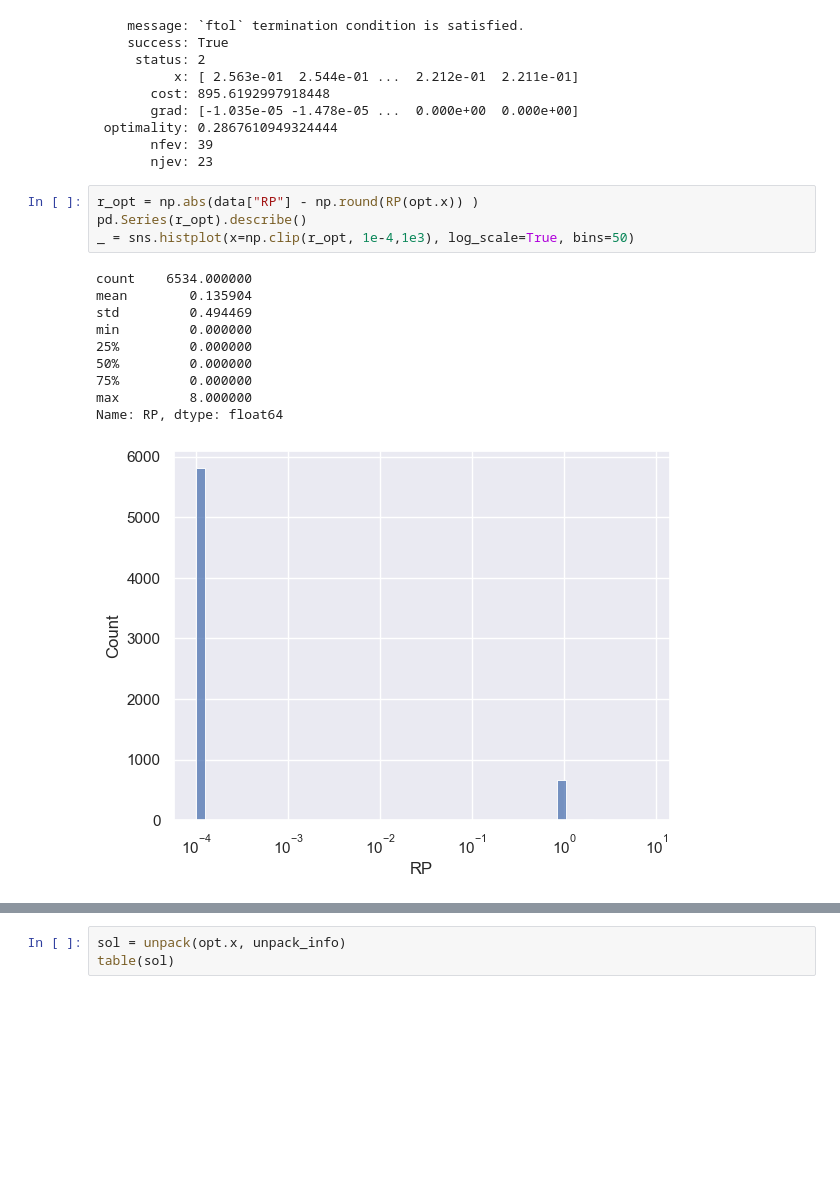
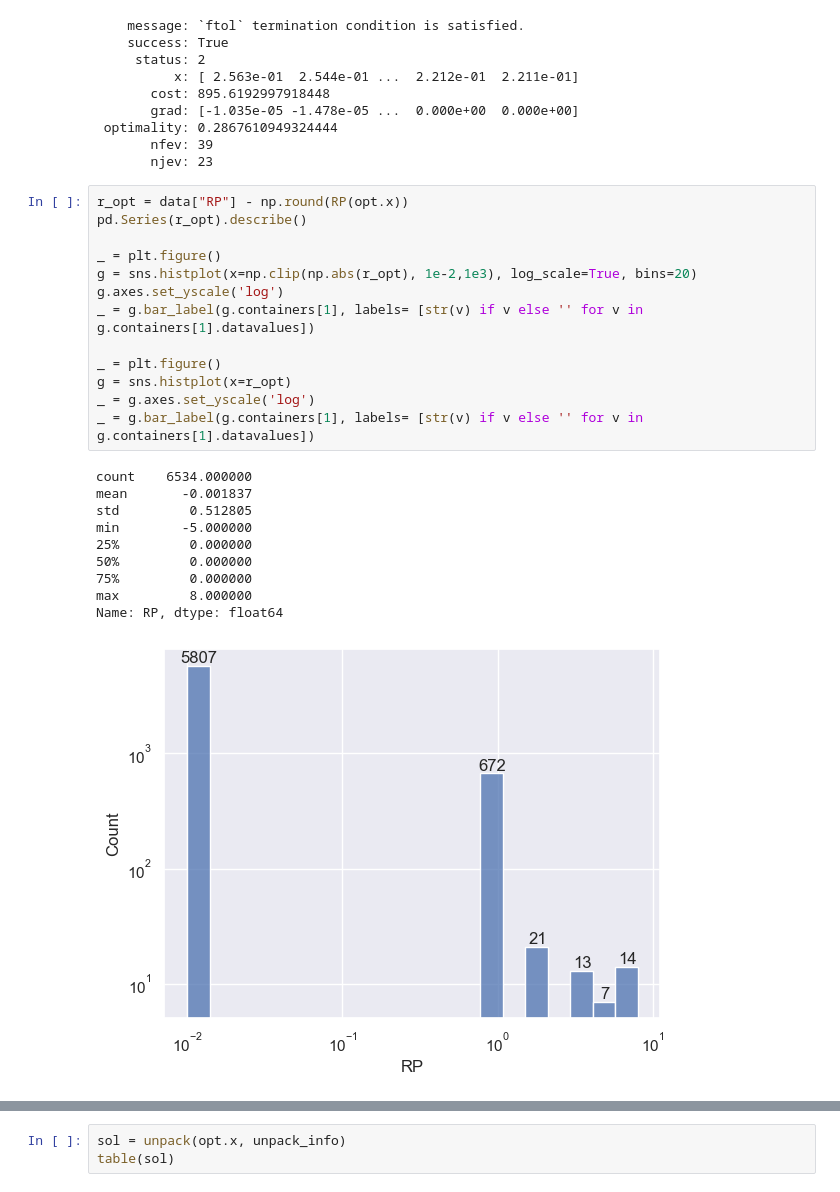
Before and after one commit to jeancroy/RP-fit, a Jupyter notebook: RP fit.ipynb, the cells around one changed output, grey strips where cells are left out. Drawn from its saved outputs; the diff is of its cells as text; blank space fills up the shorter version.

```diff
--- a/RP fit.ipynb
+++ b/RP fit.ipynb
@@ -183,17 +194,26 @@ opt
        nfev: 39
        njev: 23
 # %%
-r_opt = np.abs(data["RP"] - np.round(RP(opt.x)) )
+r_opt = data["RP"] - np.round(RP(opt.x))
 pd.Series(r_opt).describe()
-_ = sns.histplot(x=np.clip(r_opt, 1e-4,1e3), log_scale=True, bins=50)
+
+_ = plt.figure()
+g = sns.histplot(x=np.clip(np.abs(r_opt), 1e-2,1e3), log_scale=True, bins=20)
+g.axes.set_yscale('log')
+_ = g.bar_label(g.containers[1], labels= [str(v) if v else '' for v in g.containers[1].datavalues])
+
+_ = plt.figure()
+g = sns.histplot(x=r_opt)
+_ = g.axes.set_yscale('log')
+_ = g.bar_label(g.containers[1], labels= [str(v) if v else '' for v in g.containers[1].datavalues])
 # %% [output]
 count    6534.000000
-mean        0.135904
-std         0.494469
-min         0.000000
+mean       -0.001837
+std         0.512805
+min        -5.000000
 25%         0.000000
 50%         0.000000
 75%         0.000000
 max         8.000000
 Name: RP, dtype: float64
-[figure, old version]
+[figure, new version]
```
Also changed, not shown: parts of 5 cells of this notebook, 4 other files.
